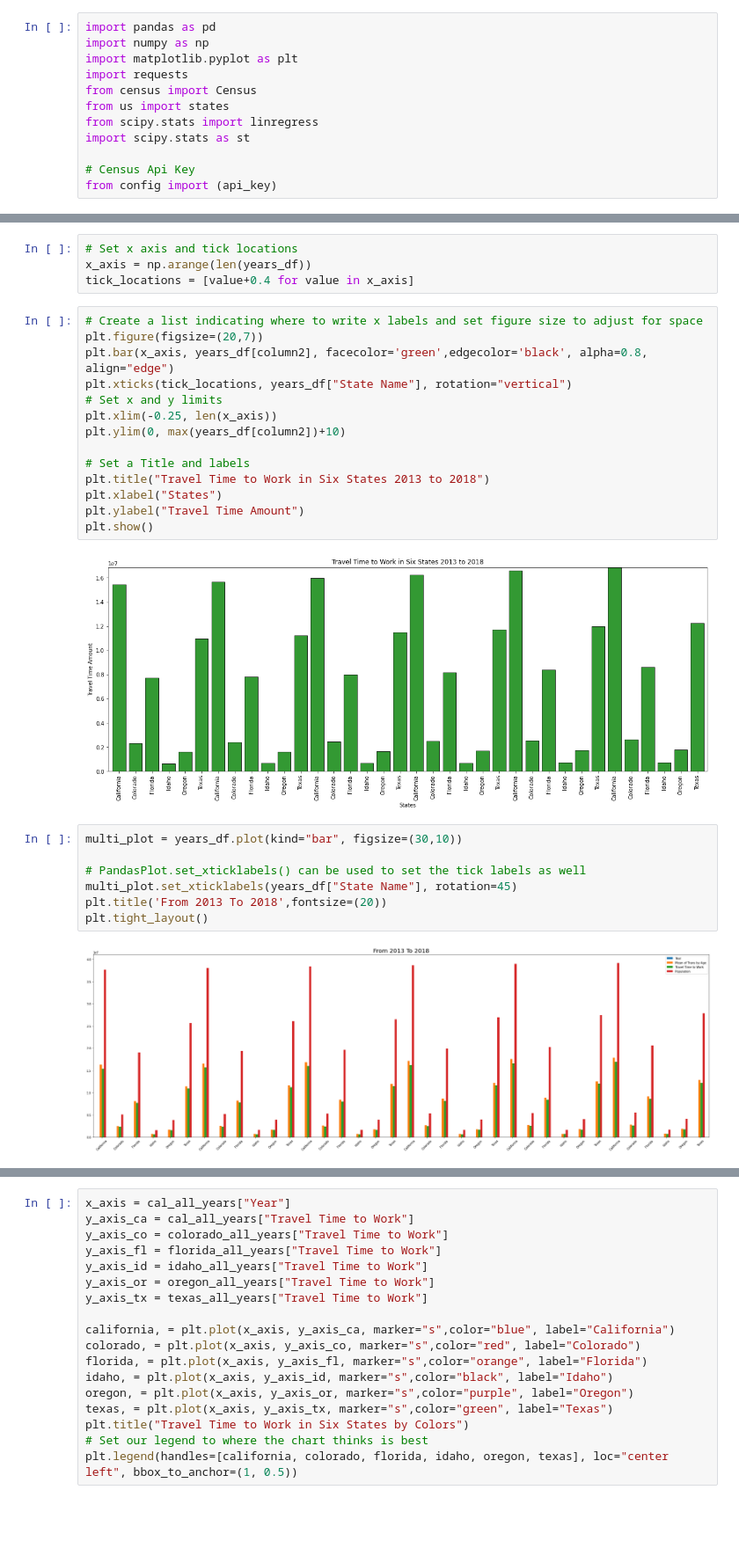
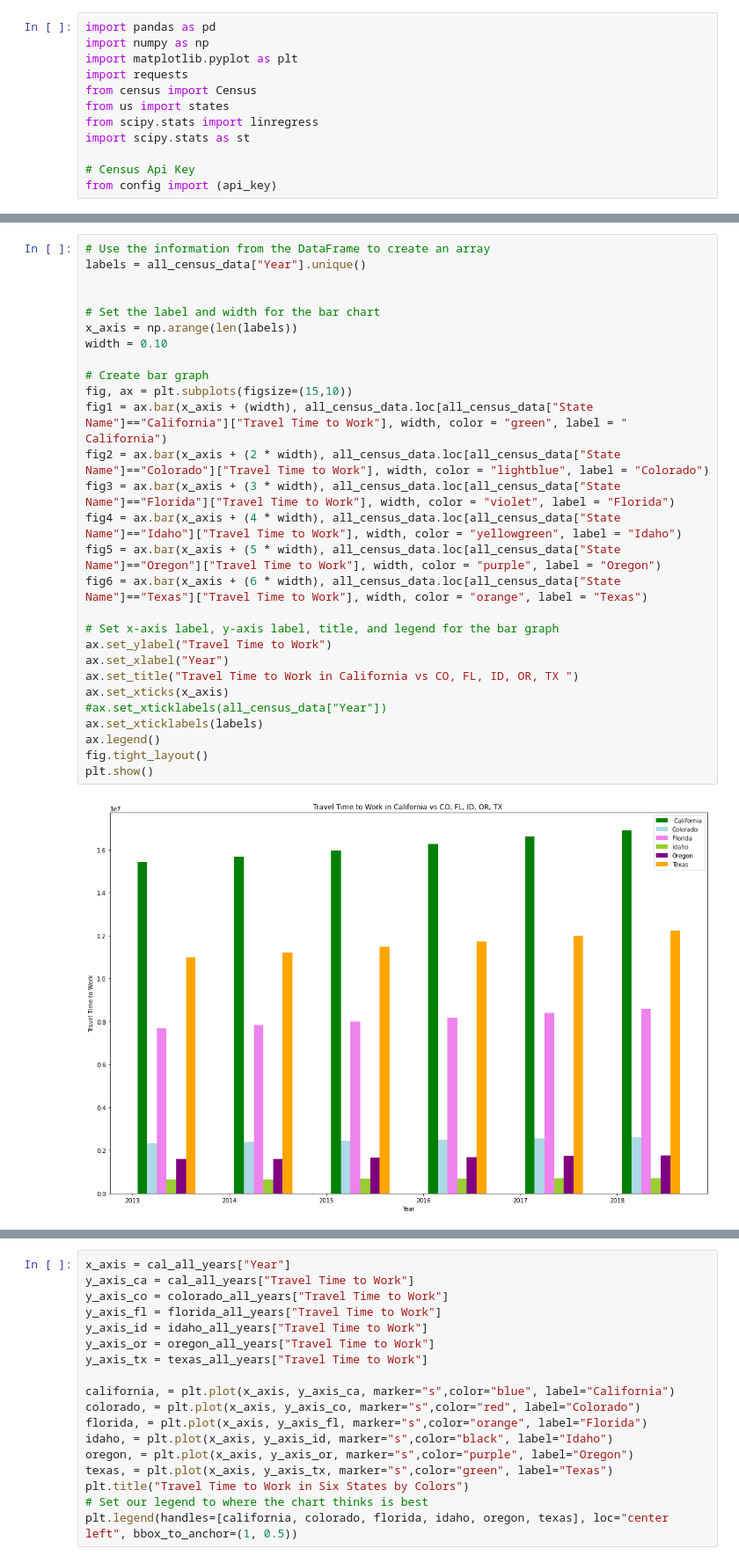
Before and after one commit to J3N1/UCI-Project-1-Team7, a Jupyter notebook: Project_team7.ipynb, the cells around one changed output, grey strips where cells are left out. Shown at 88% size. Cells and saved outputs as stored; diff of their text form; blank space fills up the shorter version.

```diff
--- a/Project_team7.ipynb
+++ b/Project_team7.ipynb
@@ -79,31 +72,32 @@ years_df
-# %%
-# Set x axis and tick locations
-x_axis = np.arange(len(years_df))
-tick_locations = [value+0.4 for value in x_axis]
-# %%
-# Create a list indicating where to write x labels and set figure size to adjust for space
-plt.figure(figsize=(20,7))
-plt.bar(x_axis, years_df[column2], facecolor='green',edgecolor='black', alpha=0.8, align="edge")
-plt.xticks(tick_locations, years_df["State Name"], rotation="vertical")
-# Set x and y limits
-plt.xlim(-0.25, len(x_axis))
-plt.ylim(0, max(years_df[column2])+10)
-
-# Set a Title and labels
-plt.title("Travel Time to Work in Six States 2013 to 2018")
-plt.xlabel("States")
-plt.ylabel("Travel Time Amount")
-plt.show()
-# %% [output]
-[figure, removed]
-# %%
-multi_plot = years_df.plot(kind="bar", figsize=(30,10))
-
-# PandasPlot.set_xticklabels() can be used to set the tick labels as well
-multi_plot.set_xticklabels(years_df["State Name"], rotation=45)
-plt.title('From 2013 To 2018',fontsize=(20))
-plt.tight_layout()
-# %% [output]
-[figure, removed]
+# %%
+# Use the information from the DataFrame to create an array
+labels = all_census_data["Year"].unique()
+
+
+# Set the label and width for the bar chart
+x_axis = np.arange(len(labels))
+width = 0.10
+
+# Create bar graph
+fig, ax = plt.subplots(figsize=(15,10))
+fig1 = ax.bar(x_axis + (width), all_census_data.loc[all_census_data["State Name"]=="California"]["Travel Time to Work"], width, color = "green", label = " California")
+fig2 = ax.bar(x_axis + (2 * width), all_census_data.loc[all_census_data["State Name"]=="Colorado"]["Travel Time to Work"], width, color = "lightblue", label = "Colorado")
+fig3 = ax.bar(x_axis + (3 * width), all_census_data.loc[all_census_data["State Name"]=="Florida"]["Travel Time to Work"], width, color = "violet", label = "Florida")
+fig4 = ax.bar(x_axis + (4 * width), all_census_data.loc[all_census_data["State Name"]=="Idaho"]["Travel Time to Work"], width, color = "yellowgreen", label = "Idaho")
+fig5 = ax.bar(x_axis + (5 * width), all_census_data.loc[all_census_data["State Name"]=="Oregon"]["Travel Time to Work"], width, color = "purple", label = "Oregon")
+fig6 = ax.bar(x_axis + (6 * width), all_census_data.loc[all_census_data["State Name"]=="Texas"]["Travel Time to Work"], width, color = "orange", label = "Texas")
+
+# Set x-axis label, y-axis label, title, and legend for the bar graph
+ax.set_ylabel("Travel Time to Work")
+ax.set_xlabel("Year")
+ax.set_title("Travel Time to Work in California vs CO, FL, ID, OR, TX ")
+ax.set_xticks(x_axis)
+#ax.set_xticklabels(all_census_data["Year"])
+ax.set_xticklabels(labels)
+ax.legend()
+fig.tight_layout()
+plt.show()
+# %% [output]
+[figure, added]
 # %%
 # DATA SET 3
```
Also changed, not shown: parts of 5 cells of this notebook.
